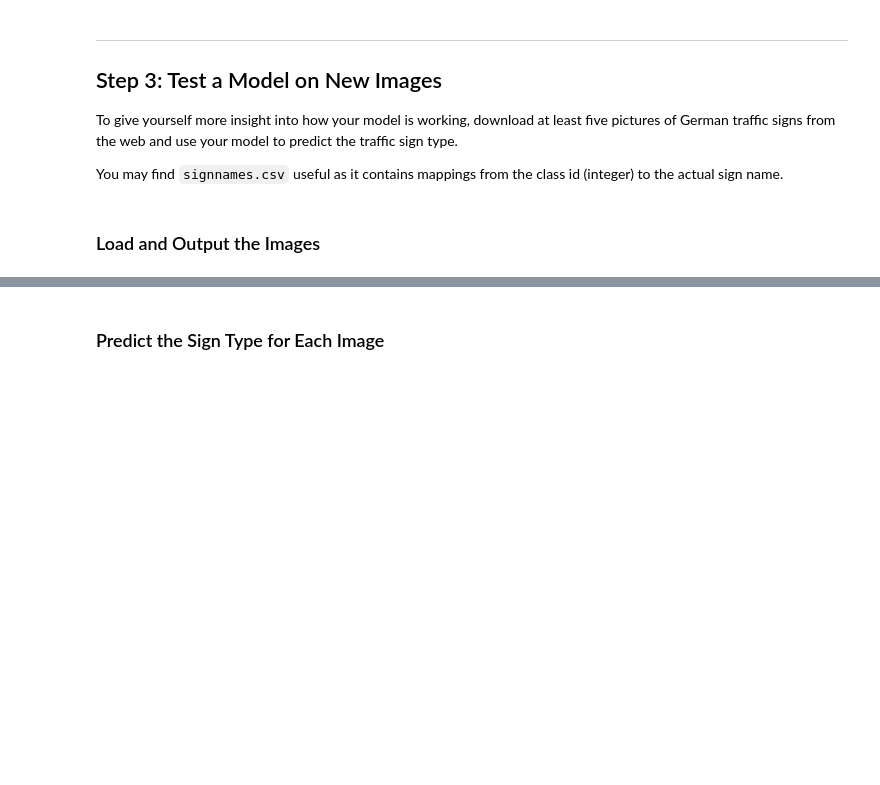
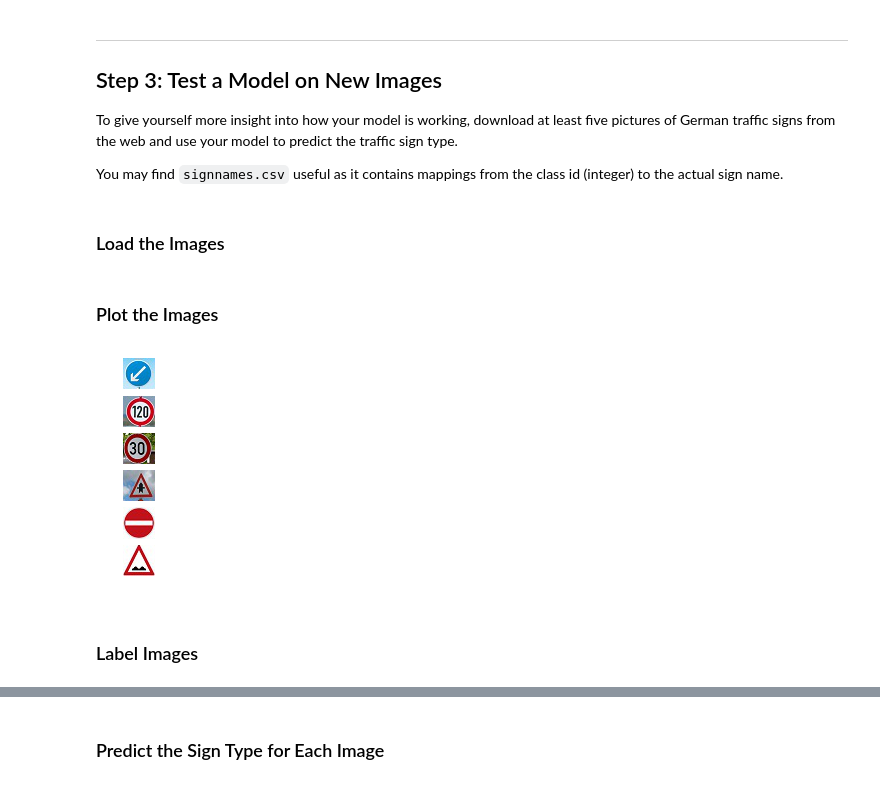
Before and after one commit to AryanJ-NYC/CarND-Traffic-Sign-Classifier-Project, a Jupyter notebook: Traffic_Sign_Classifier.ipynb, the cells around one changed output, grey strips where cells are left out. Cells and saved outputs as stored; diff of their text form; code cells hidden in the pictures; blank space fills up the shorter version.

```diff
--- a/Traffic_Sign_Classifier.ipynb
+++ b/Traffic_Sign_Classifier.ipynb
@@ -374,4 +355,4 @@ To give yourself more insight into how your model is working, download at least
 
 You may find `signnames.csv` useful as it contains mappings from the class id (integer) to the actual sign name.
 # %% [markdown]
-### Load and Output the Images
+### Load the Images
@@ -380,0 +359,30 @@ You may find `signnames.csv` useful as it contains mappings from the class id (i
+# %%
+import os
+from scipy.ndimage import imread
+
+german_traffic_signs_dir = './german-traffic-signs/'
+traffic_sign_file_names = os.listdir(german_traffic_signs_dir)
+
+X_images = []
+for f in traffic_sign_file_names:
+    if f.endswith('.jpg'):
+        image = imread(german_traffic_signs_dir + f)
+        X_images.append(image)
+
+num_images = len(X_images)
+# %% [markdown]
+### Plot the Images
+# %%
+import matplotlib.pyplot as plt
+
+fig, axarr = plt.subplots(num_images)
+
+for img_num, image in enumerate(X_images):
+    axarr[img_num].imshow(image)
+    axarr[img_num].axis('off')
+
+plt.show()
+# %% [output]
+[figure, added]
+# %% [markdown]
+### Label Images
```
Also changed, not shown: parts of 8 cells of this notebook, 6 other files.
